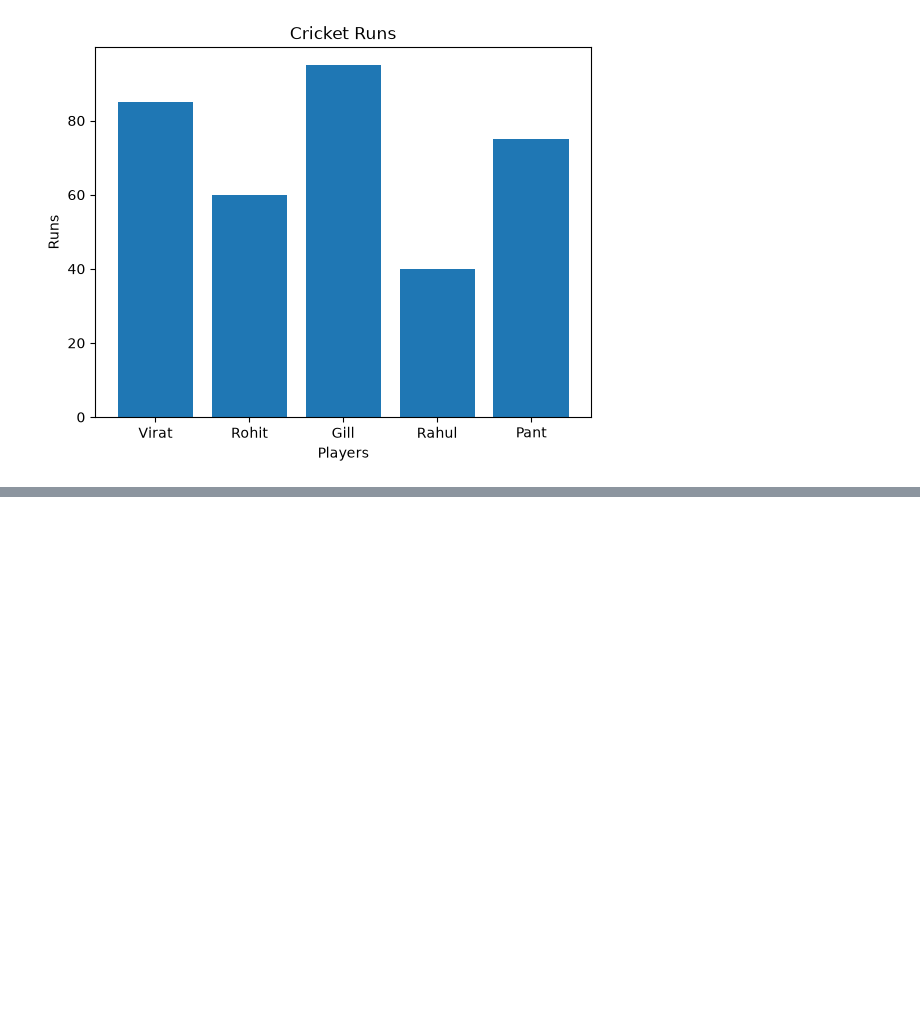
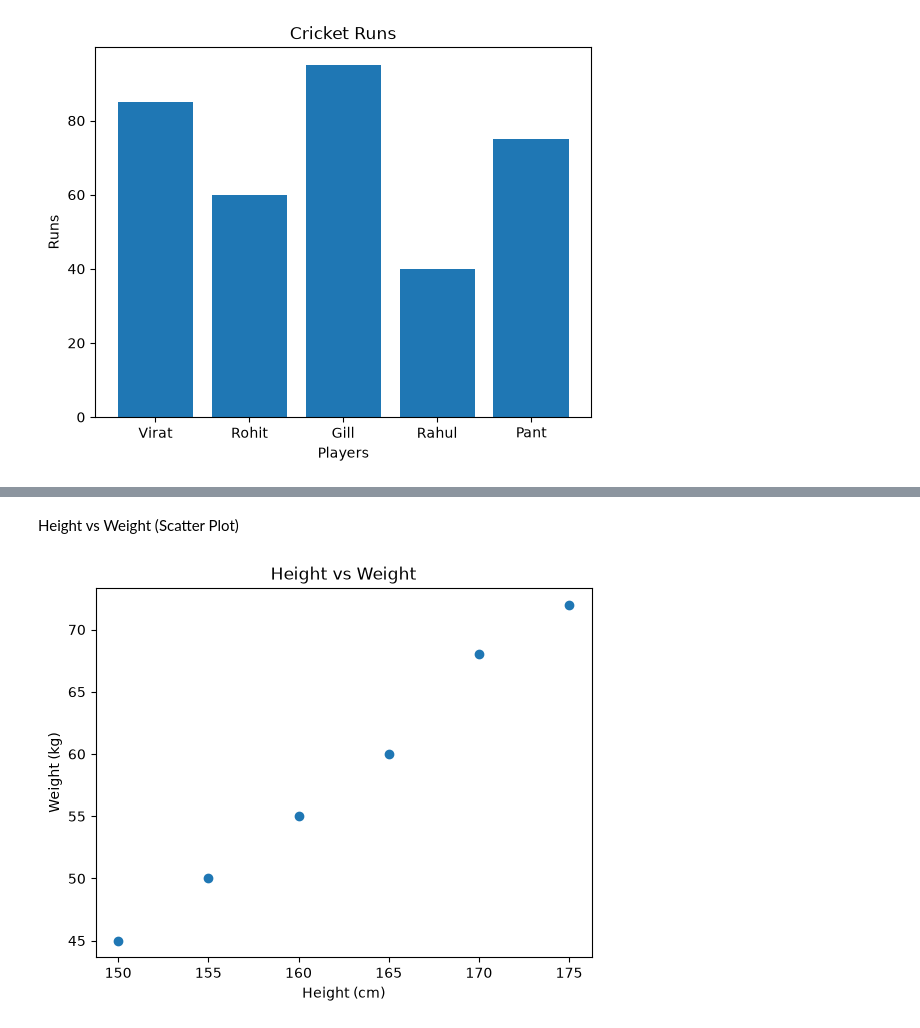
Before and after one commit to ayshamehek/Python-Data-Science-Libraries-, a Jupyter notebook: scikit_learn/intro.ipynb, the cells around one changed output, grey strips where cells are left out. Saved outputs shown, nothing was run; the diff lists cells and outputs as text; code cells hidden in the pictures; blank space fills up the shorter version.

```diff
--- a/scikit_learn/intro.ipynb
+++ b/scikit_learn/intro.ipynb
@@ -171,0 +222,17 @@ plt.show()
+# %% [markdown]
+Height vs Weight (Scatter Plot)
+# %%
+import matplotlib.pyplot as plt
+
+height = [150, 155, 160, 165, 170, 175]
+weight = [45, 50, 55, 60, 68, 72]
+
+plt.scatter(height, weight)
+
+plt.title("Height vs Weight")
+plt.xlabel("Height (cm)")
+plt.ylabel("Weight (kg)")
+
+plt.show()
+# %% [output]
+[figure, added]
```
Also changed, not shown: parts of 6 cells of this notebook.
